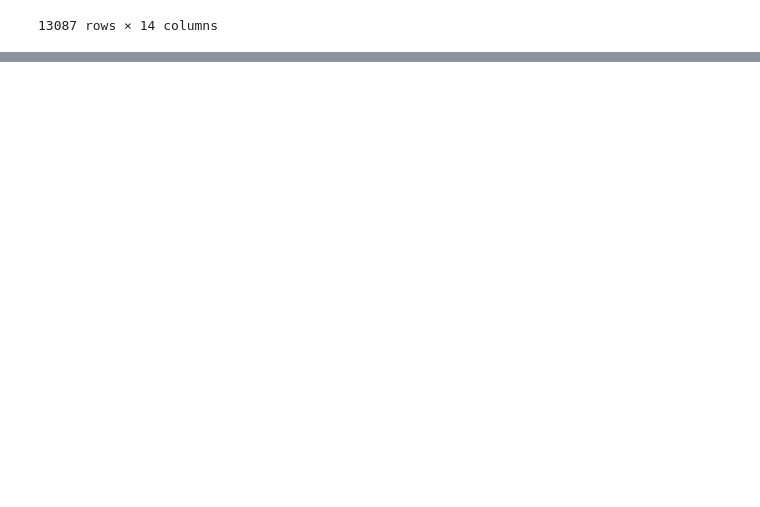
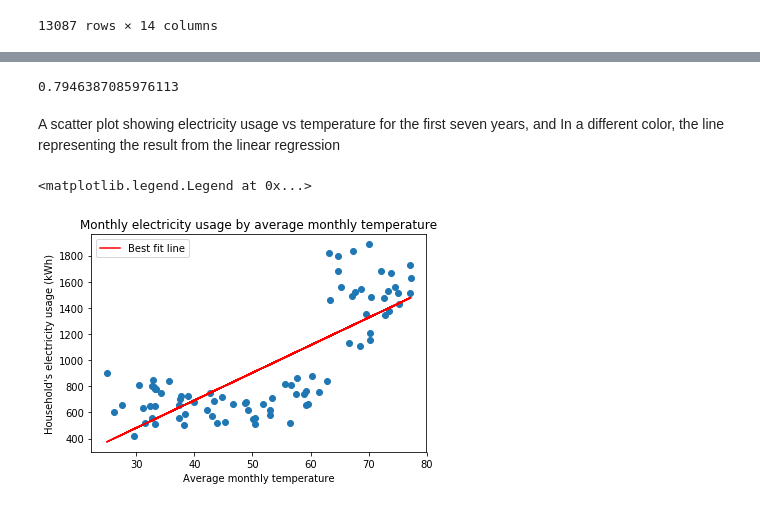
Before and after one commit to felixdumont/barcrawl, a Jupyter notebook: explore.ipynb, the cells around one changed output, grey strips where cells are left out. Drawn from its saved outputs; the diff is of its cells as text; code cells hidden in the pictures; blank space fills up the shorter version.

```diff
--- a/explore.ipynb
+++ b/explore.ipynb
@@ -108,0 +171,35 @@ df_bars
+# %%
+def sample_mean(values):
+    return sum(values)/len(values)
+
+def sample_var(values):
+    mean = sample_mean(values)
+    return 1/(len(values)-1) * sum([(a - mean)**2 for a in values])
+
+def sample_std(values):
+    return sample_var(values)**0.5
+
+def sample_cov(x_values, y_values):
+    if len(x_values) != len(y_values):
+        return None
+    x_mean = sample_mean(x_values)
+    y_mean = sample_mean(y_values)
+    return 1/(len(x_values)-1) * sum([(a - x_mean)*(b - y_mean) for a,b in zip(x_values, y_values)])
+
+
+def pearson_r(x_values, y_values):
+    return sample_cov(x_values, y_values)/(sample_std(x_values)*sample_std(y_values))
+
+def linear_regression(x_values, y_values):
+    m = sample_cov(x_values, y_values)/sample_var(x_values)
+    b = sample_mean(y_values) - m*sample_mean(x_values)
+
+    return m, b, pearson_r(x_values, y_values)
+# %%
+temps_join_train = temps_join.loc[lambda f: f['year']<2014]
+temps_join_test = temps_join.loc[lambda f: f['year']>=2014]
+# %%
+m,b, p = linear_regression(temps_join_train['avg_temp'], temps_join_train['usage'])
+# %%
+temps_join_train['predict']= temps_join_train['avg_temp']*m+b
+temps_join_test['predict']= temps_join_test['avg_temp']*m+b
@@ -108,0 +218,18 @@ df_bars
+# %%
+pearson_r(temps_join_test['usage'],temps_join_test['predict'])
+# %% [output]
+0.7946387085976113
+# %% [markdown]
+A scatter plot showing electricity usage vs temperature for the first seven years, and
+In a different color, the line representing the result from the linear regression
+# %%
+plt.figure()
+plt.scatter(temps_join_train['avg_temp'], temps_join_train['usage'], label=None)
+plt.plot(temps_join_train['avg_temp'], temps_join_train['predict'], color='r', label='Best fit line')
+plt.title('Monthly electricity usage by average monthly temperature')
+plt.xlabel('Average monthly temperature')
+plt.ylabel('Household\'s electricity usage (kWh)')
+plt.legend()
+# %% [output]
+<matplotlib.legend.Legend at 0x...>
+[figure, added]
```
Also changed, not shown: parts of 13 cells of this notebook, 11 other files.
